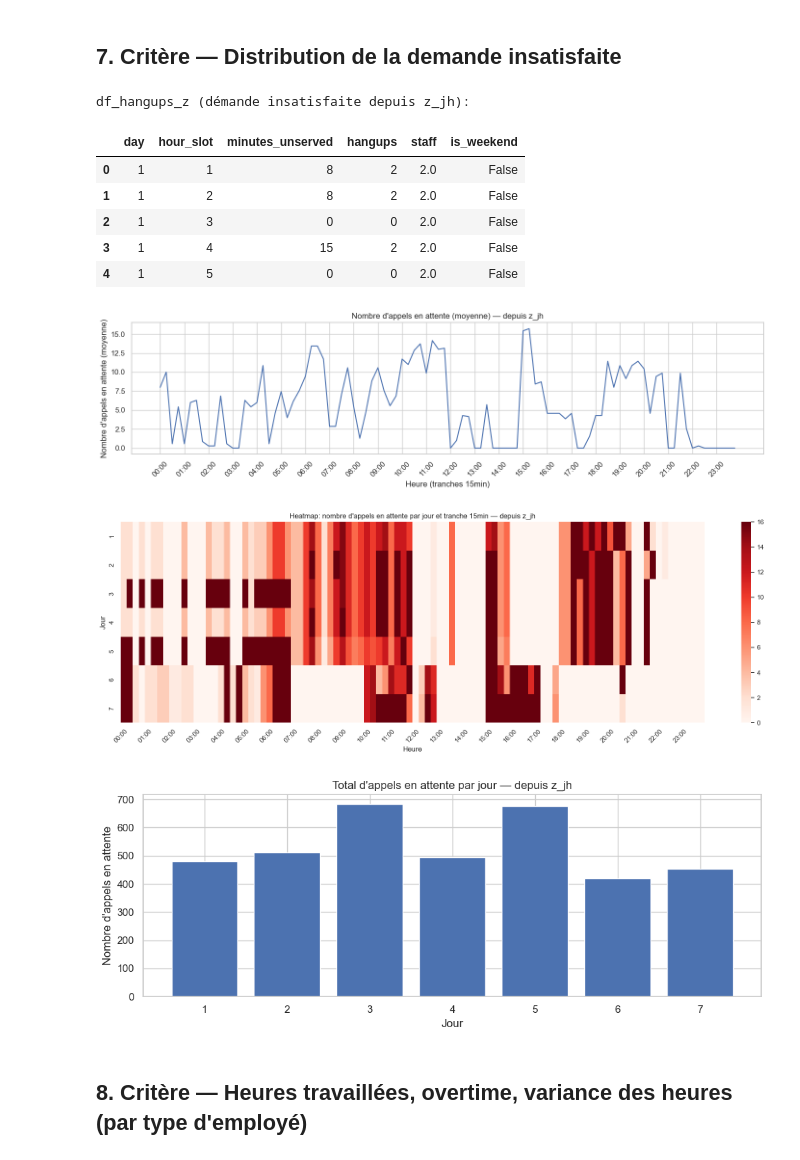
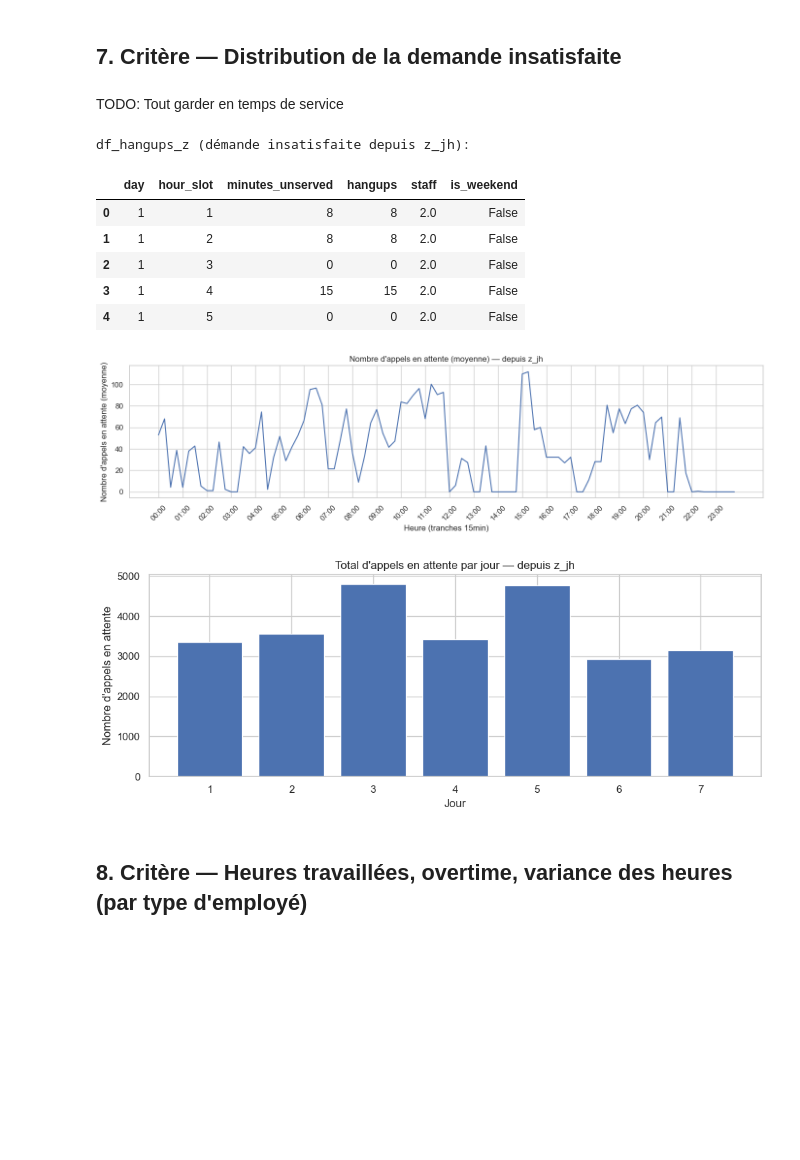
Before and after one commit to AntoineHabib123/m6417, a Jupyter notebook: PROJET_COMPLET/notebook.ipynb, the cells around one changed output. Drawn from its saved outputs; the diff is of its cells as text; code cells hidden in the pictures; blank space fills up the shorter version.

```diff
--- a/PROJET_COMPLET/notebook.ipynb
+++ b/PROJET_COMPLET/notebook.ipynb
@@ -930,6 +903,8 @@ fig.savefig("img/visu_njh_fds.pdf", format='pdf', bbox_inches='tight')
 [figure]
 # %% [markdown]
 ## 7. Critère — Distribution de la demande insatisfaite
+# %% [markdown]
+TODO: Tout garder en temps de service
 # %%
 # Utiliser z_jh (z_mzn) fourni par la solution MiniZinc pour refaire les mêmes graphiques
 records = []
@@ -937,7 +912,7 @@ for j in J:
     is_weekend = j in JW
     for h_idx, h in enumerate(H):
         minutes_unserved = int(z_mzn[j-1, h_idx])   # minutes non servies selon la solution
-        hangups = int(np.ceil(minutes_unserved / 7.5))  # convertir minutes en nombre d'appels (7.5 min/appel)
+        hangups = int(np.ceil(minutes_unserved ))  # convertir minutes en nombre d'appels (7.5 min/appel)
         staff = df_staff_per_slot.query("day == @j and hour_slot == @h")['num_employees'].iloc[0]
         records.append({
             'day': j,
@@ -951,50 +926,38 @@ for j in J:
 df_hangups_z = pd.DataFrame(records)
 print("df_hangups_z (démande insatisfaite depuis z_jh):")
 display(df_hangups_z.head())
 
 # Moyenne par tranche horaire (en appels)
 mean_hangups = df_hangups_z.groupby('hour_slot')['hangups'].mean().reindex(H, fill_value=0)
 
 plt.figure(figsize=(14,4))
 plt.plot(H, mean_hangups.values)
 plt.title("Nombre d'appels en attente (moyenne) — depuis z_jh")
 plt.xlabel("Heure (tranches 15min)")
 plt.ylabel("Nombre d'appels en attente (moyenne)")
 plt.xticks(ticks=range(1,97,4), labels=[slot_to_time_15(h) for h in range(1,97,4)], rotation=45)
 plt.tight_layout()
 plt.show()
 
-# Heatmap appels en attente (par jour × tranche)
-heat_h = df_hangups_z.pivot(index='day', columns='hour_slot', values='hangups')
-plt.figure(figsize=(18,6))
-sns.heatmap(heat_h, cmap='Reds')
-plt.title("Heatmap: nombre d'appels en attente par jour et tranche 15min — depuis z_jh")
-plt.xlabel("Heure")
-plt.ylabel("Jour")
-plt.xticks(ticks=range(0,96,4), labels=[slot_to_time_15(h) for h in range(1,97,4)], rotation=45)
-plt.tight_layout()
-plt.show()
-
 # Total appels en attente par jour
 daily_hangups = df_hangups_z.groupby('day')['hangups'].sum()
 plt.figure(figsize=(10,4))
 plt.bar(daily_hangups.index, daily_hangups.values)
 plt.title("Total d'appels en attente par jour — depuis z_jh")
 plt.xlabel("Jour")
 plt.ylabel("Nombre d'appels en attente")
 plt.tight_layout()
 plt.show()
 # %% [output]
 df_hangups_z (démande insatisfaite depuis z_jh):
 |  | day | hour_slot | minutes_unserved | hangups | staff | is_weekend |
-| 0 | 1 | 1 | 8 | 2 | 2.0 | False |
-| 1 | 1 | 2 | 8 | 2 | 2.0 | False |
+| 0 | 1 | 1 | 8 | 8 | 2.0 | False |
+| 1 | 1 | 2 | 8 | 8 | 2.0 | False |
 | 2 | 1 | 3 | 0 | 0 | 2.0 | False |
-| 3 | 1 | 4 | 15 | 2 | 2.0 | False |
+| 3 | 1 | 4 | 15 | 15 | 2.0 | False |
 | 4 | 1 | 5 | 0 | 0 | 2.0 | False |
-[figure, old version]
+[figure, new version]
-[figure, old version]
+[figure, new version]
-[figure, removed]
 # %% [markdown]
 ## 8. Critère — Heures travaillées, overtime, variance des heures (par type d'employé)
 # %%
```
Also changed, not shown: parts of 5 cells of this notebook.
